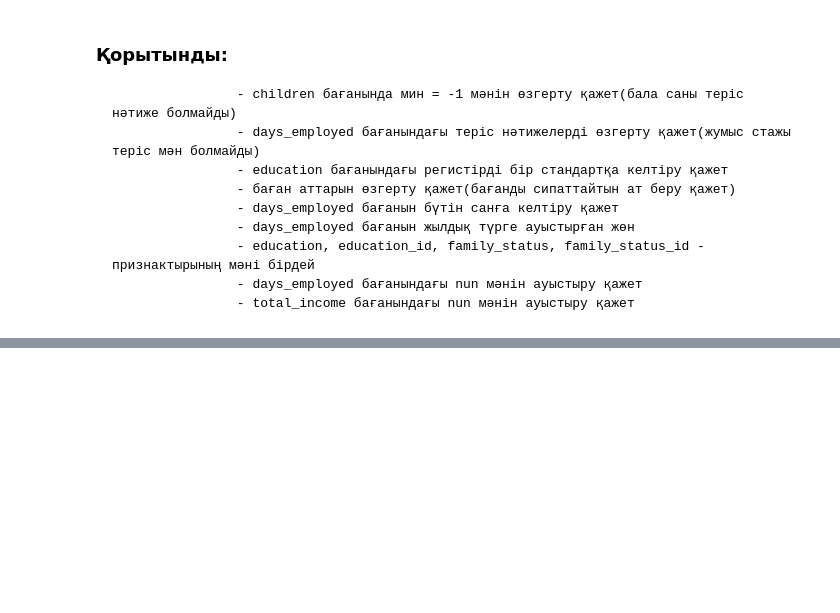
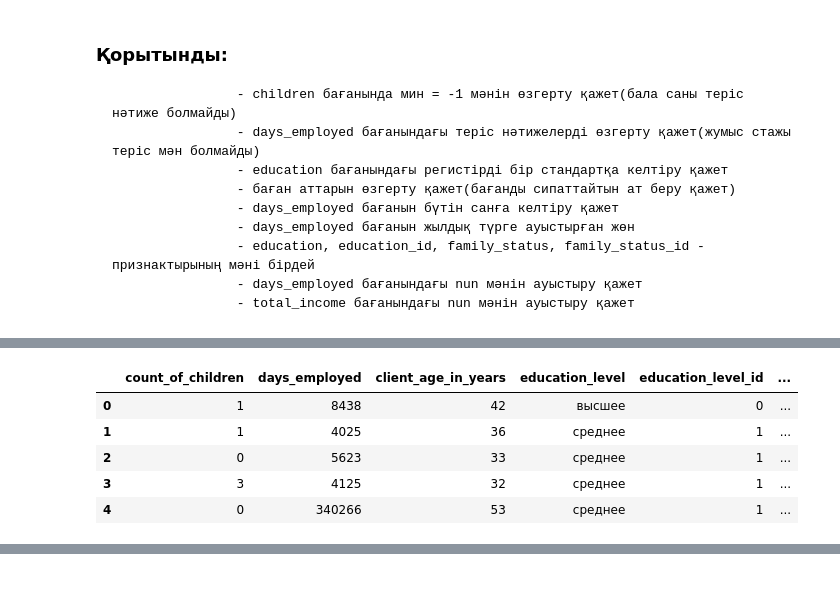
Before and after one commit to Bakytzhann/Data-Analysis, a Jupyter notebook: Credit_Scoring(Data_Preprocessing).ipynb, the cells around one changed output, grey strips where cells are left out. Cells and saved outputs as stored; diff of their text form; code cells hidden in the pictures; blank space fills up the shorter version.

```diff
--- a/Credit_Scoring(Data_Preprocessing).ipynb
+++ b/Credit_Scoring(Data_Preprocessing).ipynb
@@ -124,0 +167,3 @@ dtype: int64
+# %%
+# education - бағанындағы барлық жолды төменгі регистірге өзгерттім
+credit_df['education'] = pd.Series(map(str.lower, credit_df['education']))
@@ -124,0 +177,16 @@ dtype: int64
+# %%
+# баған аттарын өзгерттім
+columns = ['count_of_children',
+        'days_employed',
+        'client_age_in_years',
+        'education_level',
+        'education_level_id',
+        'family_status',
+        'family_status_id',
+        'gender',
+        'employment_type',
+        'credit_repayment_status',
+        'monthly_income',
+        'credit_purpose'
+       ]
+credit_df.set_axis(columns, axis='columns', inplace=True)
@@ -124,0 +212,7 @@ dtype: int64
+# %%
+# days_employed бағанындағы nan мәнін 0 - ге ауыстырдым.days_employed бағаны клиентке кредит шешіміне өте қатты әсер етеді, сондықтан nan мәнін орташа мәнге ауыстыруға болмайды.
+credit_df['days_employed'] = credit_df['days_employed'].replace(np.nan, 0)
+# %%
+def func(x):
+    return int(round(x))
+credit_df['days_employed'] = pd.Series(map(func, credit_df['days_employed']))
@@ -124,0 +234,9 @@ dtype: int64
+# %%
+credit_df.head()
+# %% [output]
+|  | count_of_children | days_employed | client_age_in_years | education_level | education_level_id | ... |
+| 0 | 1 | 8438 | 42 | высшее | 0 | ... |
+| 1 | 1 | 4025 | 36 | среднее | 1 | ... |
+| 2 | 0 | 5623 | 33 | среднее | 1 | ... |
+| 3 | 3 | 4125 | 32 | среднее | 1 | ... |
+| 4 | 0 | 340266 | 53 | среднее | 1 | ... |
```
Also changed, not shown: parts of 40 cells of this notebook.
